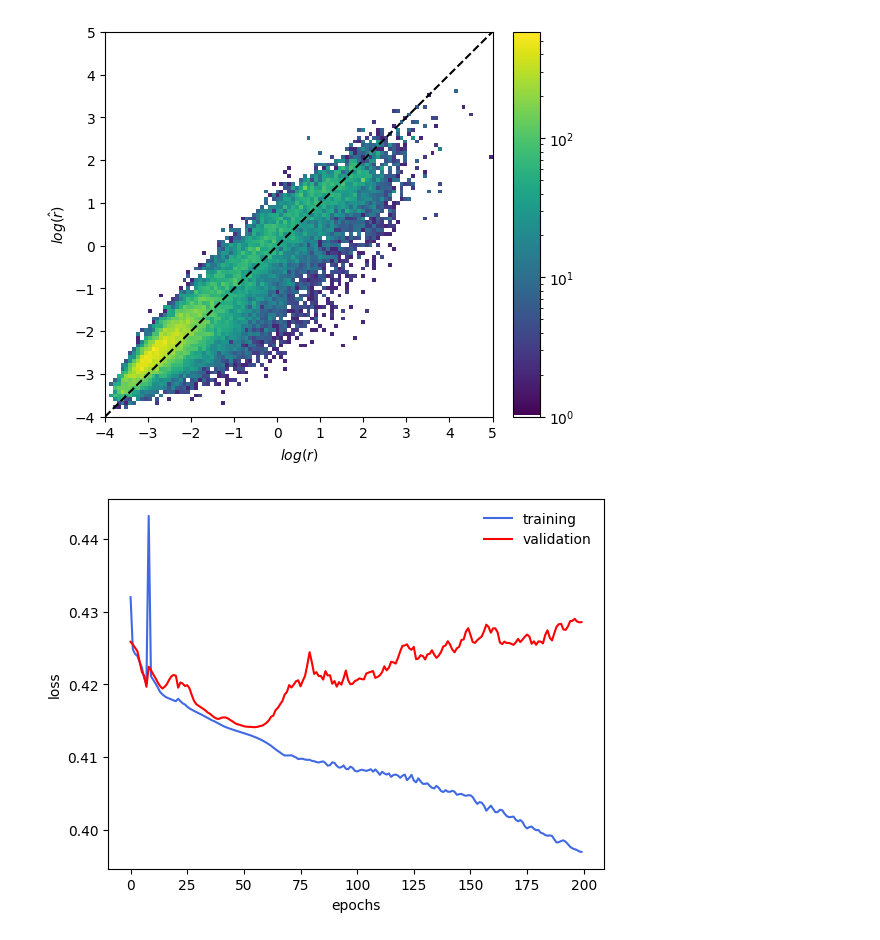
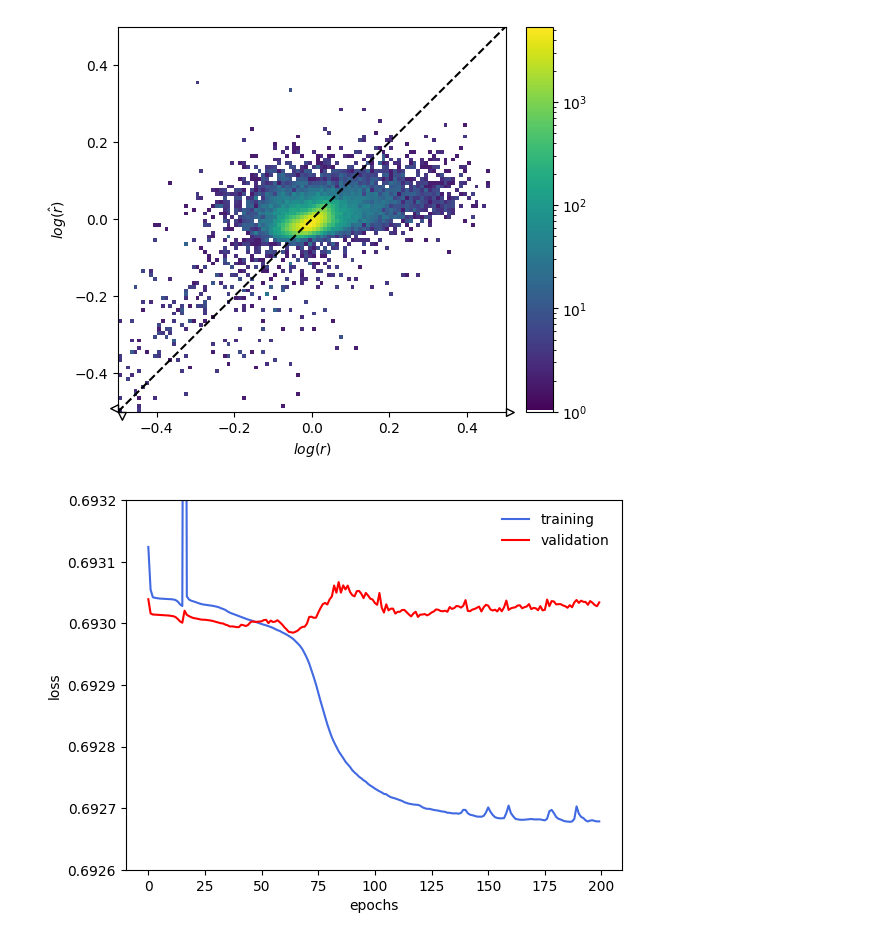
Before and after one commit to hep-cce/nsbi4hep, a Jupyter notebook: notebooks/plot-alice-outputs.ipynb, the cells around one changed output. Saved outputs shown, nothing was run; the diff lists cells and outputs as text; code cells hidden in the pictures.

```diff
--- a/notebooks/plot-alice-outputs.ipynb
+++ b/notebooks/plot-alice-outputs.ipynb
@@ -20,25 +20,25 @@ import hist
 import torch
 from lightning import Trainer
 # %%
-OUTPUT_DIR = '../jobs/alice/refactor-four-SBI-vs-SIG'
+OUTPUT_DIR = '../jobs/alice/refactor-four-SBI-vs-BKG'
 SCALER_FILE_X = 'scaler.pkl'
 SCALER_FILE_Y = None
 CHECKPOINT_DIR = 'checkpoints'
 SAMPLE_DIR = '../..'
 
-EPOCH = 54
-VAL_LOSS = 0.41
+EPOCH = 63
+VAL_LOSS = 0.69
 VERSION = 0
 
 CHECKPOINT = f'checkpoint-alice-epoch={EPOCH}-val_loss={VAL_LOSS}.ckpt'
 LIGHTNING_DIR = f'lightning_logs/version_{VERSION}'
 
 COMPONENT_NUMERATOR = msq.Component.SBI
-COMPONENT_DENOMINATOR = msq.Component.SIG
+COMPONENT_DENOMINATOR = msq.Component.BKG
 
-COMPONENT_FILE = msq.Component.SIG
+COMPONENT_FILE = msq.Component.SBI
 
-SAMPLE_SIZE = 100000
+SAMPLE_SIZE = 150000
 
 FEATURES=['cth_star', 'cth_1', 'cth_2', 'phi_1', 'phi', 'Z1_mass', 'Z2_mass', '4l_mass', '4l_rapidity']
 
@@ -243,25 +306,25 @@ plt.show()
 # %%
 BINS=100
 
-bounds = [-4,5]
+bounds = [-0.5,0.5]
 
 h_calibration_val = hist.Hist(
     hist.axis.Regular(BINS, *bounds, name='$log(r)$'),
     hist.axis.Regular(BINS, *bounds, name='$log(\hat{r})$')
 )
 
 h_calibration_val.fill(np.log(ratios_val_target), np.log(ratios_val_pred))
 
 cmap = colors.ListedColormap(['white'] + plt.cm.viridis.colors[1:])
 
 fig = plt.figure(figsize=(5,5))
 
 h_calibration_val.plot2d(cmap=cmap, cbar=True, norm=LogNorm())
 plt.plot(np.linspace(*bounds), np.linspace(*bounds), color='k', linestyle='--')
 
 plt.show()
 # %% [output]
-[figure, old version]
+[figure, new version]
 # %%
 metrics = pd.read_csv(os.path.join(OUTPUT_DIR, LIGHTNING_DIR, 'metrics.csv'))
 
@@ -275,8 +338,10 @@ plt.plot(epochs, val_loss, color='red', label='validation')
 plt.xlabel('epochs')
 plt.ylabel('loss')
 
+plt.ylim(0.6926,0.6932)
+
 plt.legend(frameon=False)
 
 plt.show()
 # %% [output]
-[figure, old version]
+[figure, new version]
```
Also changed, not shown: parts of 4 cells of this notebook.
